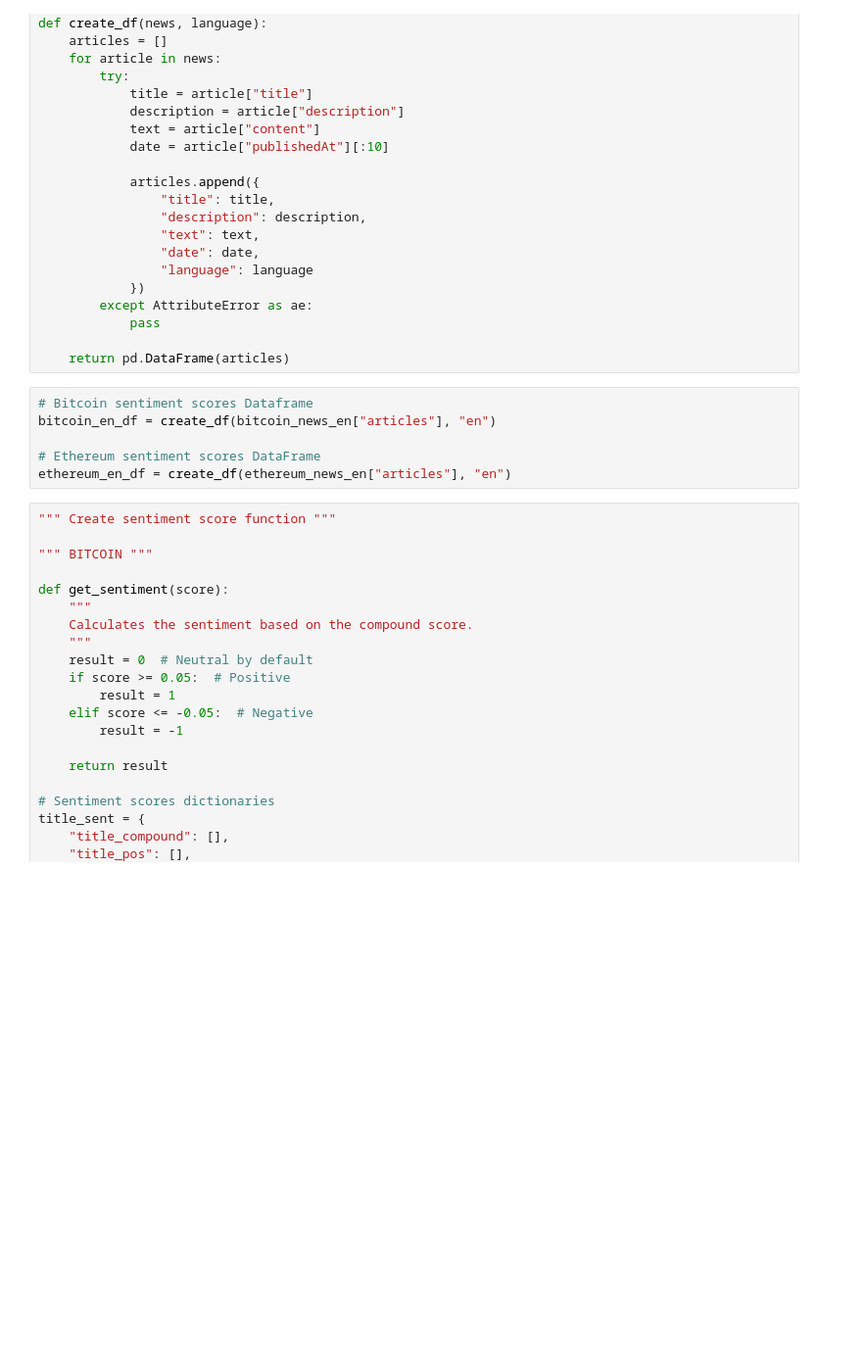
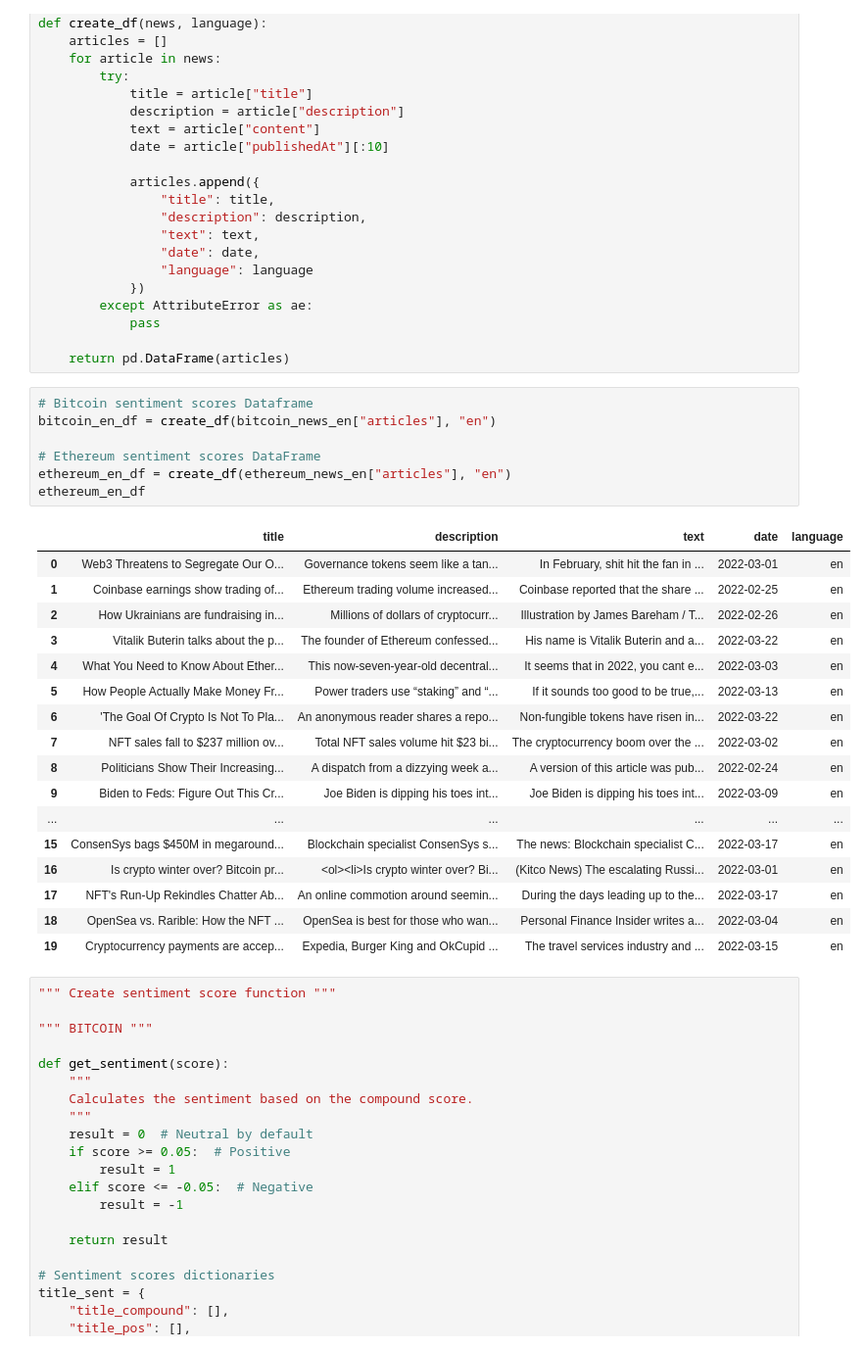
Before and after one commit to muramemory/Fintech-NLP, a Jupyter notebook: Code/crypto_sentiment.ipynb, the cells around one changed output. Shown: that part at 98% size. Drawn from its saved outputs; the diff is of its cells as text; blank space fills up the shorter version.

```diff
--- a/Code/crypto_sentiment.ipynb
+++ b/Code/crypto_sentiment.ipynb
@@ -100,9 +100,28 @@ def create_df(news, language):
 # %%
 # Bitcoin sentiment scores Dataframe
 bitcoin_en_df = create_df(bitcoin_news_en["articles"], "en")
 
 # Ethereum sentiment scores DataFrame
 ethereum_en_df = create_df(ethereum_news_en["articles"], "en")
+ethereum_en_df
+# %% [output]
+|  | title | description | text | date | language |
+| 0 | Web3 Threatens to Segregate Our O... | Governance tokens seem like a tan... | In February, shit hit the fan in ... | 2022-03-01 | en |
+| 1 | Coinbase earnings show trading of... | Ethereum trading volume increased... | Coinbase reported that the share ... | 2022-02-25 | en |
+| 2 | How Ukrainians are fundraising in... | Millions of dollars of cryptocurr... | Illustration by James Bareham / T... | 2022-02-26 | en |
+| 3 | Vitalik Buterin talks about the p... | The founder of Ethereum confessed... | His name is Vitalik Buterin and a... | 2022-03-22 | en |
+| 4 | What You Need to Know About Ether... | This now-seven-year-old decentral... | It seems that in 2022, you cant e... | 2022-03-03 | en |
+| 5 | How People Actually Make Money Fr... | Power traders use “staking” and “... | If it sounds too good to be true,... | 2022-03-13 | en |
+| 6 | 'The Goal Of Crypto Is Not To Pla... | An anonymous reader shares a repo... | Non-fungible tokens have risen in... | 2022-03-22 | en |
+| 7 | NFT sales fall to $237 million ov... | Total NFT sales volume hit $23 bi... | The cryptocurrency boom over the ... | 2022-03-02 | en |
+| 8 | Politicians Show Their Increasing... | A dispatch from a dizzying week a... | A version of this article was pub... | 2022-02-24 | en |
+| 9 | Biden to Feds: Figure Out This Cr... | Joe Biden is dipping his toes int... | Joe Biden is dipping his toes int... | 2022-03-09 | en |
+| ... | ... | ... | ... | ... | ... |
+| 15 | ConsenSys bags $450M in megaround... | Blockchain specialist ConsenSys s... | The news: Blockchain specialist C... | 2022-03-17 | en |
+| 16 | Is crypto winter over? Bitcoin pr... | <ol><li>Is crypto winter over? Bi... | (Kitco News) The escalating Russi... | 2022-03-01 | en |
+| 17 | NFT's Run-Up Rekindles Chatter Ab... | An online commotion around seemin... | During the days leading up to the... | 2022-03-17 | en |
+| 18 | OpenSea vs. Rarible: How the NFT ... | OpenSea is best for those who wan... | Personal Finance Insider writes a... | 2022-03-04 | en |
+| 19 | Cryptocurrency payments are accep... | Expedia, Burger King and OkCupid ... | The travel services industry and ... | 2022-03-15 | en |
 # %%
 """ Create sentiment score function """
 
```
Also changed, not shown: parts of 26 cells of this notebook.
